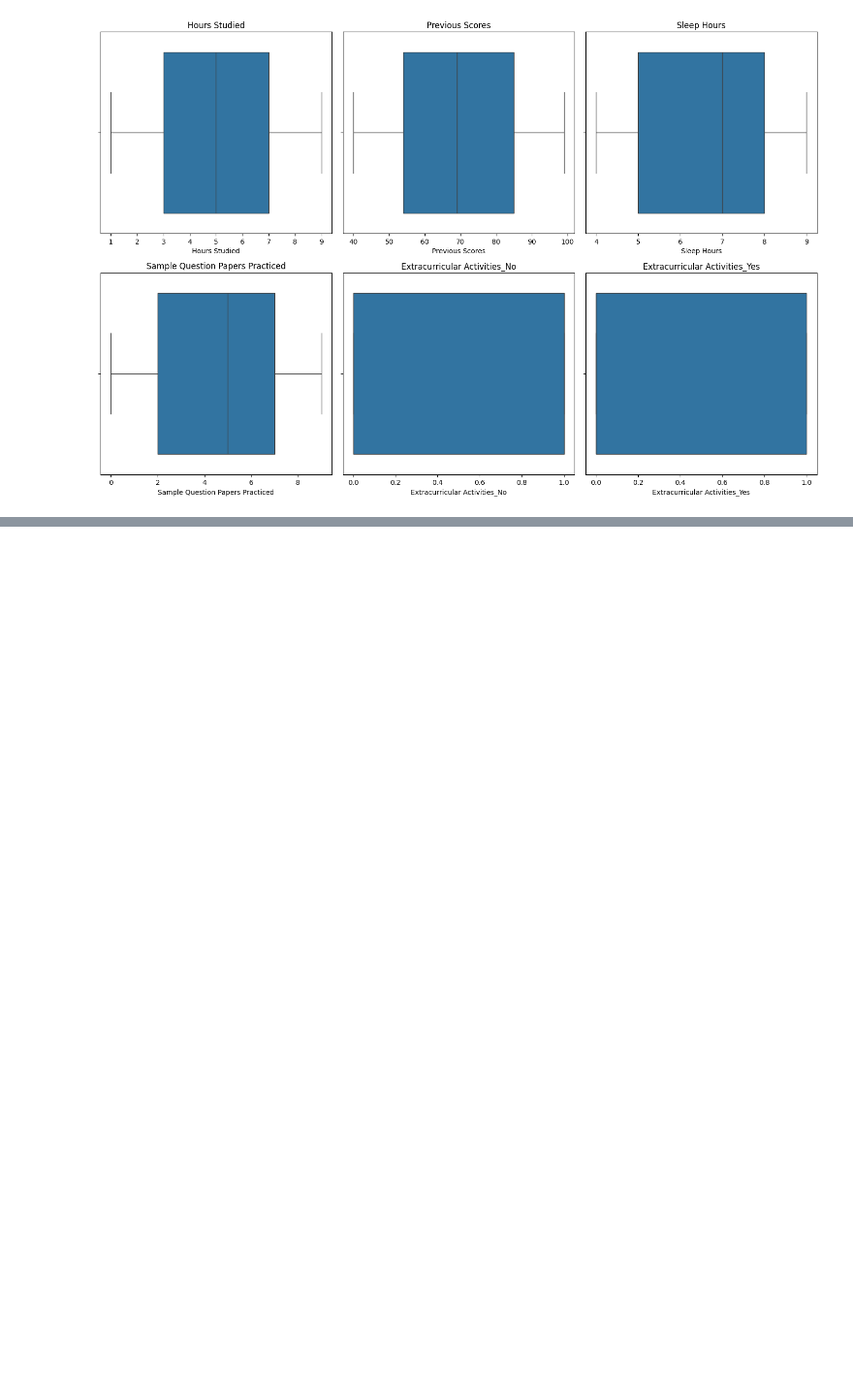
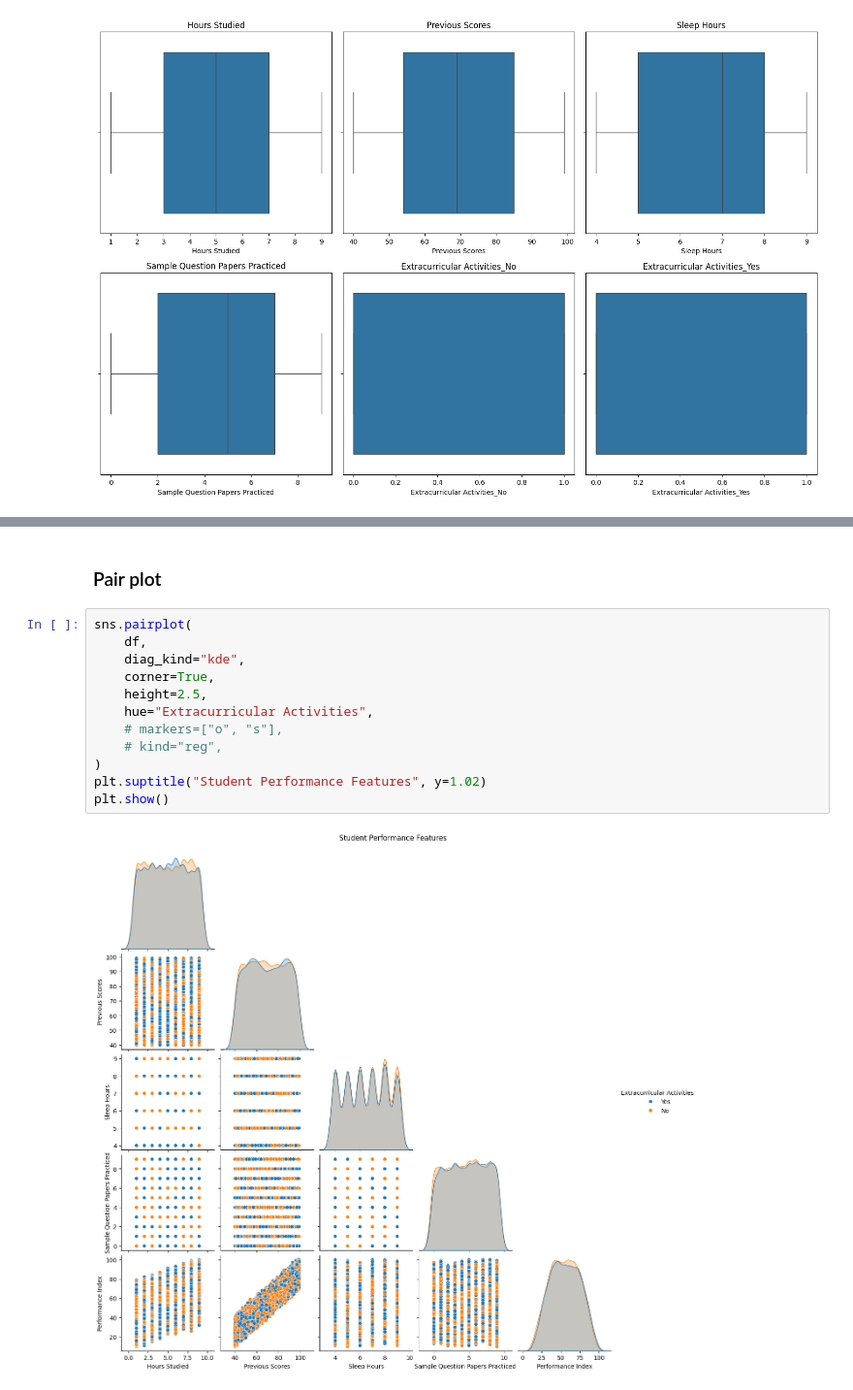
Before and after one commit to moodizone/machine_learning, a Jupyter notebook: notebooks/student-performance.ipynb, the cells around one changed output, grey strips where cells are left out. Shown at 97% size. Drawn from its saved outputs; the diff is of its cells as text; blank space fills up the shorter version.

```diff
--- a/notebooks/student-performance.ipynb
+++ b/notebooks/student-performance.ipynb
@@ -136,0 +147,16 @@ plt.show()
+# %% [markdown]
+### Pair plot
+# %%
+sns.pairplot(
+    df,
+    diag_kind="kde",
+    corner=True,
+    height=2.5,
+    hue="Extracurricular Activities",
+    # markers=["o", "s"],
+    # kind="reg",
+)
+plt.suptitle("Student Performance Features", y=1.02)
+plt.show()
+# %% [output]
+[figure, added]
```
Also changed, not shown: parts of 3 cells of this notebook.
